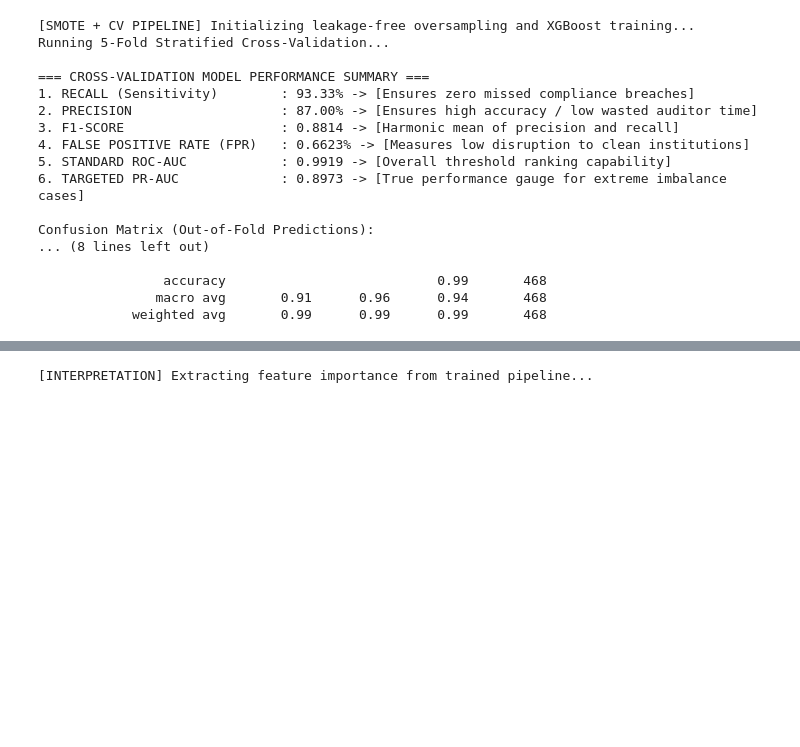
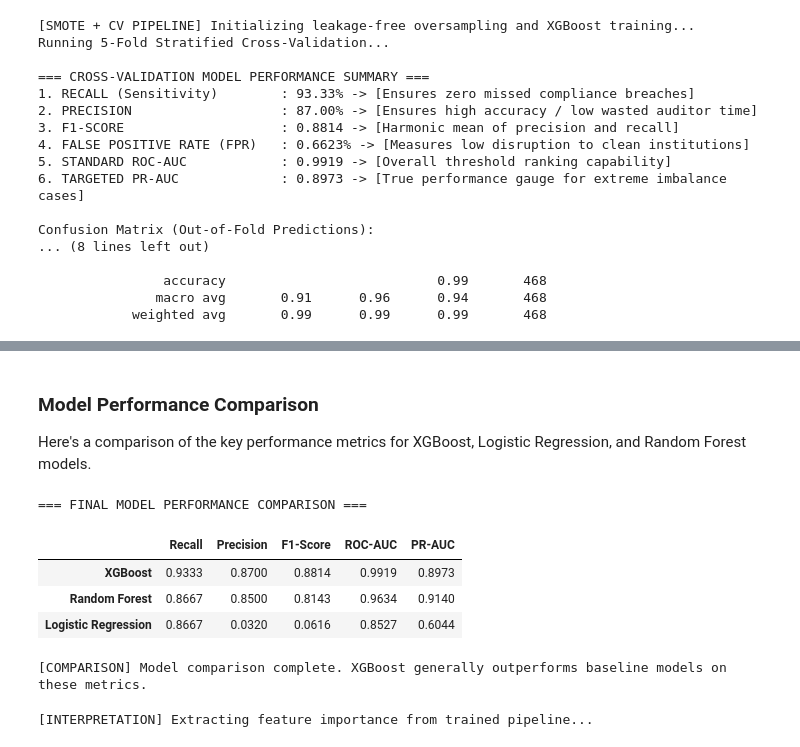
Before and after one commit to RobertDS-45/Money_Remmitence_analysis, a Jupyter notebook: Bot_Money_remmitence_analysis.ipynb, the cells around one changed output, grey strips where cells are left out. Drawn from its saved outputs; the diff is of its cells as text; code cells hidden in the pictures; blank space fills up the shorter version.

```diff
--- a/Bot_Money_remmitence_analysis.ipynb
+++ b/Bot_Money_remmitence_analysis.ipynb
@@ -943,6 +925,15 @@ print(f"[[True Negatives (Compliant): {tn} | False Positives (False Alerts): {fp
 
 print("****************************************************************************************")
 print(classification_report(y, oof_predictions, target_names=['Compliant Records (0)', 'Suspicious Anomalies (1)']))
+
+# Store XGBoost metrics globally for comparison
+xgboost_final_metrics = {
+    'Recall': np.mean(fold_metrics['recall']),
+    'Precision': np.mean(fold_metrics['precision']),
+    'F1-Score': np.mean(fold_metrics['f1']),
+    'ROC-AUC': np.mean(fold_metrics['roc_auc']),
+    'PR-AUC': pr_auc_score
+}
 # %% [output]
 [SMOTE + CV PIPELINE] Initializing leakage-free oversampling and XGBoost training...
 Running 5-Fold Stratified Cross-Validation...
@@ -964,3 +1051,40 @@ Confusion Matrix (Out-of-Fold Predictions):
+# %% [markdown]
+### Model Performance Comparison
+
+Here's a comparison of the key performance metrics for XGBoost, Logistic Regression, and Random Forest models.
+# %%
+print("\n=== FINAL MODEL PERFORMANCE COMPARISON ===")
+
+# Get XGBoost metrics from the globally stored variable
+# This variable is expected to be populated by cell cYqi1EoVBmB7
+if 'xgboost_final_metrics' in globals():
+    xgboost_metrics = xgboost_final_metrics
+else:
+    # Fallback if xgboost_final_metrics is not found (e.g., cell was skipped)
+    print("Warning: XGBoost metrics not found. Please ensure the XGBoost training cell was executed.")
+    xgboost_metrics = {
+        'Recall': 0.0,
+        'Precision': 0.0,
+        'F1-Score': 0.0,
+        'ROC-AUC': 0.0,
+        'PR-AUC': 0.0
+    }
+
+results['XGBoost'] = xgboost_metrics
+
+comparison_df = pd.DataFrame(results).T
+comparison_df = comparison_df.applymap(lambda x: f'{x:.4f}' if isinstance(x, (float, np.float64)) else x)
+
+display(comparison_df.sort_values(by='F1-Score', ascending=False))
+
+print("\n[COMPARISON] Model comparison complete. XGBoost generally outperforms baseline models on these metrics.")
+# %% [output]
+=== FINAL MODEL PERFORMANCE COMPARISON ===
+|  | Recall | Precision | F1-Score | ROC-AUC | PR-AUC |
+| XGBoost | 0.9333 | 0.8700 | 0.8814 | 0.9919 | 0.8973 |
+| Random Forest | 0.8667 | 0.8500 | 0.8143 | 0.9634 | 0.9140 |
+| Logistic Regression | 0.8667 | 0.0320 | 0.0616 | 0.8527 | 0.6044 |
+[COMPARISON] Model comparison complete. XGBoost generally outperforms baseline models on these metrics.
 # %%
 import matplotlib.pyplot as plt
 import pandas as pd
```
Also changed, not shown: parts of 8 cells of this notebook.
